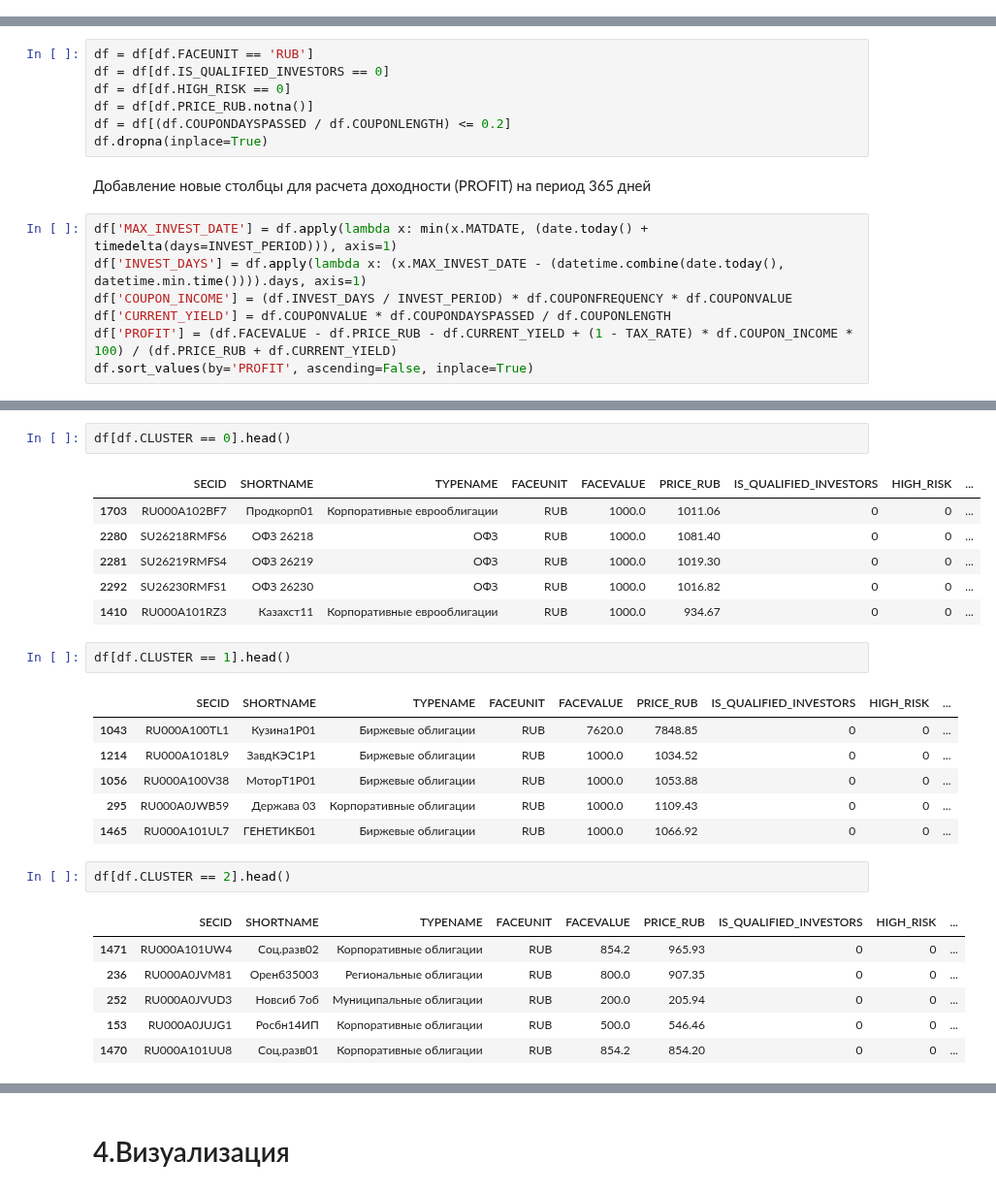
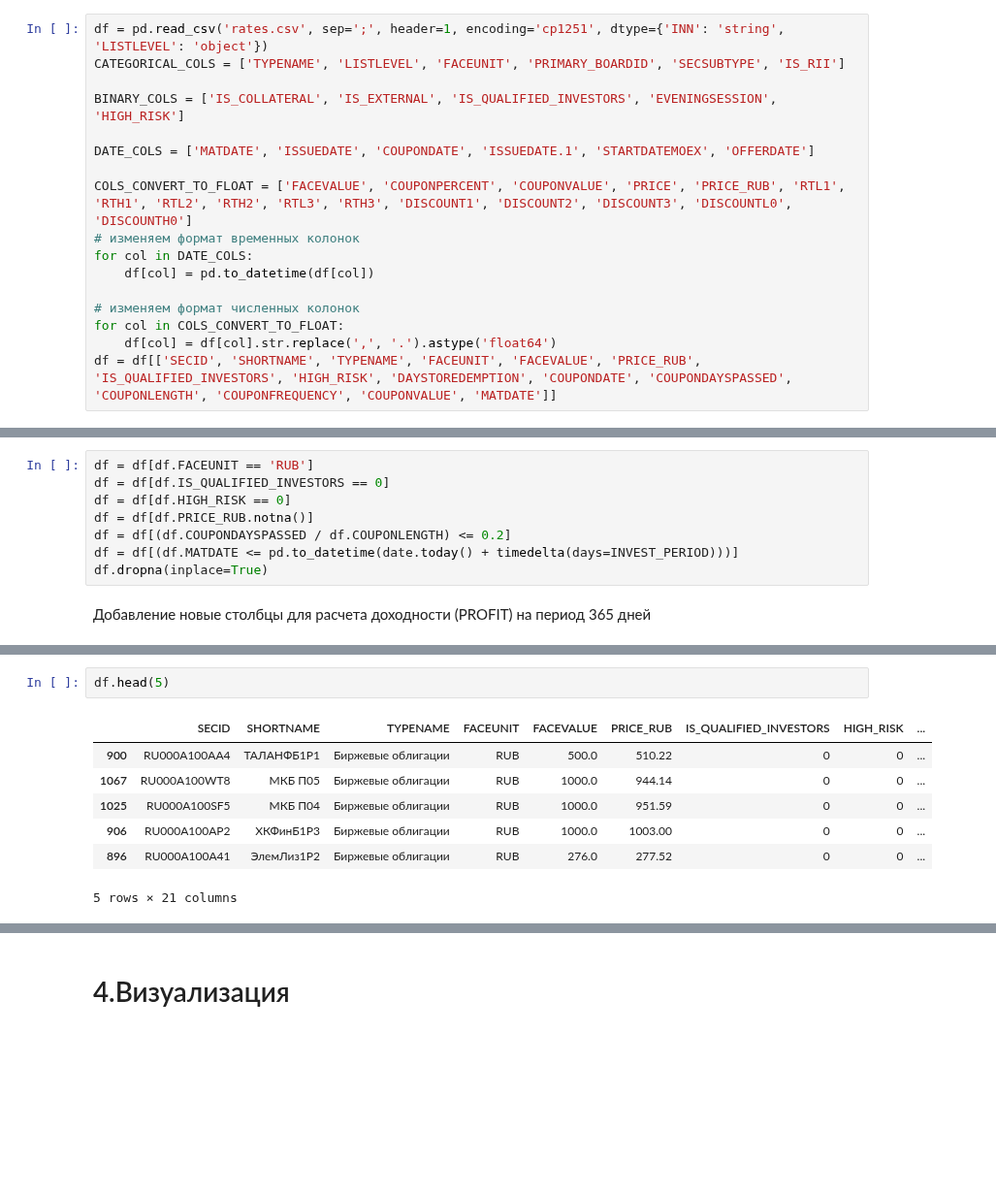
Before and after one commit to buxkirill/reboot_DA, a Jupyter notebook: final_project/final_project.ipynb, the cells around one changed output, grey strips where cells are left out. Shown at 97% size. Cells and saved outputs as stored; diff of their text form; blank space fills up the shorter version.

```diff
--- a/final_project/final_project.ipynb
+++ b/final_project/final_project.ipynb
@@ -674,3 +738,20 @@ df = df[['SECID', 'SHORTNAME', 'TYPENAME', 'FACEUNIT', 'FACEVALUE', 'PRICE_RUB',
+# %%
+df = pd.read_csv('rates.csv', sep=';', header=1, encoding='cp1251', dtype={'INN': 'string', 'LISTLEVEL': 'object'})
+CATEGORICAL_COLS = ['TYPENAME', 'LISTLEVEL', 'FACEUNIT', 'PRIMARY_BOARDID', 'SECSUBTYPE', 'IS_RII']
+
+BINARY_COLS = ['IS_COLLATERAL', 'IS_EXTERNAL', 'IS_QUALIFIED_INVESTORS', 'EVENINGSESSION', 'HIGH_RISK']
+
+DATE_COLS = ['MATDATE', 'ISSUEDATE', 'COUPONDATE', 'ISSUEDATE.1', 'STARTDATEMOEX', 'OFFERDATE']
+
+COLS_CONVERT_TO_FLOAT = ['FACEVALUE', 'COUPONPERCENT', 'COUPONVALUE', 'PRICE', 'PRICE_RUB', 'RTL1', 'RTH1', 'RTL2', 'RTH2', 'RTL3', 'RTH3', 'DISCOUNT1', 'DISCOUNT2', 'DISCOUNT3', 'DISCOUNTL0', 'DISCOUNTH0']
+# изменяем формат временных колонок
+for col in DATE_COLS:
+    df[col] = pd.to_datetime(df[col])
+
+# изменяем формат численных колонок
+for col in COLS_CONVERT_TO_FLOAT:
+    df[col] = df[col].str.replace(',', '.').astype('float64')
+df = df[['SECID', 'SHORTNAME', 'TYPENAME', 'FACEUNIT', 'FACEVALUE', 'PRICE_RUB', 'IS_QUALIFIED_INVESTORS', 'HIGH_RISK', 'DAYSTOREDEMPTION', 'COUPONDATE', 'COUPONDAYSPASSED', 'COUPONLENGTH', 'COUPONFREQUENCY', 'COUPONVALUE', 'MATDATE']]
 # %% [markdown]
 Фильтруем датафрейм по рублевым безрисковым облигациям, у которых прошло не более 20% от предыдущей выплаты купона.
 
@@ -681,13 +762,7 @@ df = df[df.IS_QUALIFIED_INVESTORS == 0]
 df = df[df.HIGH_RISK == 0]
 df = df[df.PRICE_RUB.notna()]
 df = df[(df.COUPONDAYSPASSED / df.COUPONLENGTH) <= 0.2]
+df = df[(df.MATDATE <= pd.to_datetime(date.today() + timedelta(days=INVEST_PERIOD)))]
 df.dropna(inplace=True)
 # %% [markdown]
 Добавление новые столбцы для расчета доходности (PROFIT) на период 365 дней
-# %%
-df['MAX_INVEST_DATE'] = df.apply(lambda x: min(x.MATDATE, (date.today() + timedelta(days=INVEST_PERIOD))), axis=1)
-df['INVEST_DAYS'] = df.apply(lambda x: (x.MAX_INVEST_DATE - (datetime.combine(date.today(), datetime.min.time()))).days, axis=1)
-df['COUPON_INCOME'] = (df.INVEST_DAYS / INVEST_PERIOD) * df.COUPONFREQUENCY * df.COUPONVALUE
-df['CURRENT_YIELD'] = df.COUPONVALUE * df.COUPONDAYSPASSED / df.COUPONLENGTH
-df['PROFIT'] = (df.FACEVALUE - df.PRICE_RUB - df.CURRENT_YIELD + (1 - TAX_RATE) * df.COUPON_INCOME * 100) / (df.PRICE_RUB + df.CURRENT_YIELD)
-df.sort_values(by='PROFIT', ascending=False, inplace=True)
@@ -696,27 +832,10 @@ df.sort_values(by='PROFIT', ascending=False, inplace=True)
 # %%
-df[df.CLUSTER == 0].head()
+df.head(5)
 # %% [output]
 |  | SECID | SHORTNAME | TYPENAME | FACEUNIT | FACEVALUE | PRICE_RUB | IS_QUALIFIED_INVESTORS | HIGH_RISK | ... |
-| 1703 | RU000A102BF7 | Продкорп01 | Корпоративные еврооблигации | RUB | 1000.0 | 1011.06 | 0 | 0 | ... |
-| 2280 | SU26218RMFS6 | ОФЗ 26218 | ОФЗ | RUB | 1000.0 | 1081.40 | 0 | 0 | ... |
-| 2281 | SU26219RMFS4 | ОФЗ 26219 | ОФЗ | RUB | 1000.0 | 1019.30 | 0 | 0 | ... |
-| 2292 | SU26230RMFS1 | ОФЗ 26230 | ОФЗ | RUB | 1000.0 | 1016.82 | 0 | 0 | ... |
-| 1410 | RU000A101RZ3 | Казахст11 | Корпоративные еврооблигации | RUB | 1000.0 | 934.67 | 0 | 0 | ... |
+| 900 | RU000A100AA4 | ТАЛАНФБ1P1 | Биржевые облигации | RUB | 500.0 | 510.22 | 0 | 0 | ... |
+| 1067 | RU000A100WT8 | МКБ П05 | Биржевые облигации | RUB | 1000.0 | 944.14 | 0 | 0 | ... |
+| 1025 | RU000A100SF5 | МКБ П04 | Биржевые облигации | RUB | 1000.0 | 951.59 | 0 | 0 | ... |
+| 906 | RU000A100AP2 | ХКФинБ1P3 | Биржевые облигации | RUB | 1000.0 | 1003.00 | 0 | 0 | ... |
+| 896 | RU000A100A41 | ЭлемЛиз1P2 | Биржевые облигации | RUB | 276.0 | 277.52 | 0 | 0 | ... |
+5 rows × 21 columns
-# %%
-df[df.CLUSTER == 1].head()
-# %% [output]
-|  | SECID | SHORTNAME | TYPENAME | FACEUNIT | FACEVALUE | PRICE_RUB | IS_QUALIFIED_INVESTORS | HIGH_RISK | ... |
-| 1043 | RU000A100TL1 | Кузина1P01 | Биржевые облигации | RUB | 7620.0 | 7848.85 | 0 | 0 | ... |
-| 1214 | RU000A1018L9 | ЗавдКЭС1P1 | Биржевые облигации | RUB | 1000.0 | 1034.52 | 0 | 0 | ... |
-| 1056 | RU000A100V38 | МоторТ1Р01 | Биржевые облигации | RUB | 1000.0 | 1053.88 | 0 | 0 | ... |
-| 295 | RU000A0JWB59 | Держава 03 | Корпоративные облигации | RUB | 1000.0 | 1109.43 | 0 | 0 | ... |
-| 1465 | RU000A101UL7 | ГЕНЕТИКБ01 | Биржевые облигации | RUB | 1000.0 | 1066.92 | 0 | 0 | ... |
-# %%
-df[df.CLUSTER == 2].head()
-# %% [output]
-|  | SECID | SHORTNAME | TYPENAME | FACEUNIT | FACEVALUE | PRICE_RUB | IS_QUALIFIED_INVESTORS | HIGH_RISK | ... |
-| 1471 | RU000A101UW4 | Соц.разв02 | Корпоративные облигации | RUB | 854.2 | 965.93 | 0 | 0 | ... |
-| 236 | RU000A0JVM81 | Оренб35003 | Региональные облигации | RUB | 800.0 | 907.35 | 0 | 0 | ... |
-| 252 | RU000A0JVUD3 | Новсиб 7об | Муниципальные облигации | RUB | 200.0 | 205.94 | 0 | 0 | ... |
-| 153 | RU000A0JUJG1 | Росбн14ИП | Корпоративные облигации | RUB | 500.0 | 546.46 | 0 | 0 | ... |
-| 1470 | RU000A101UU8 | Соц.разв01 | Корпоративные облигации | RUB | 854.2 | 854.20 | 0 | 0 | ... |
```
Also changed, not shown: parts of 29 cells of this notebook.
